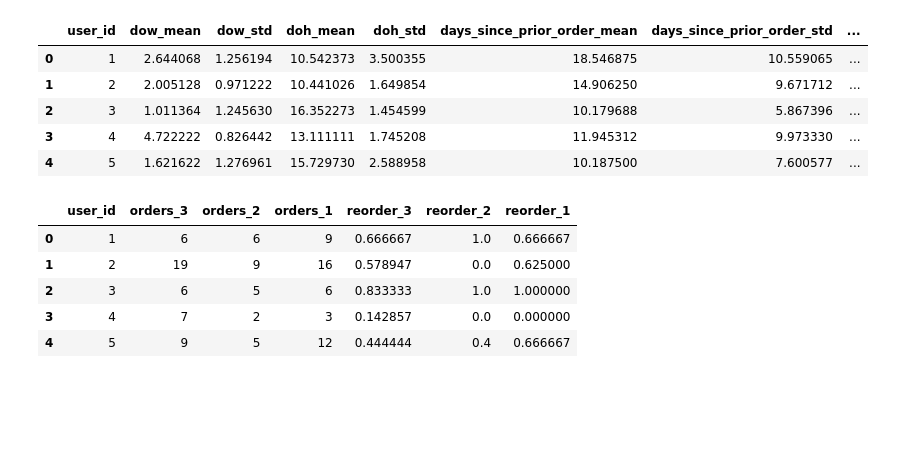
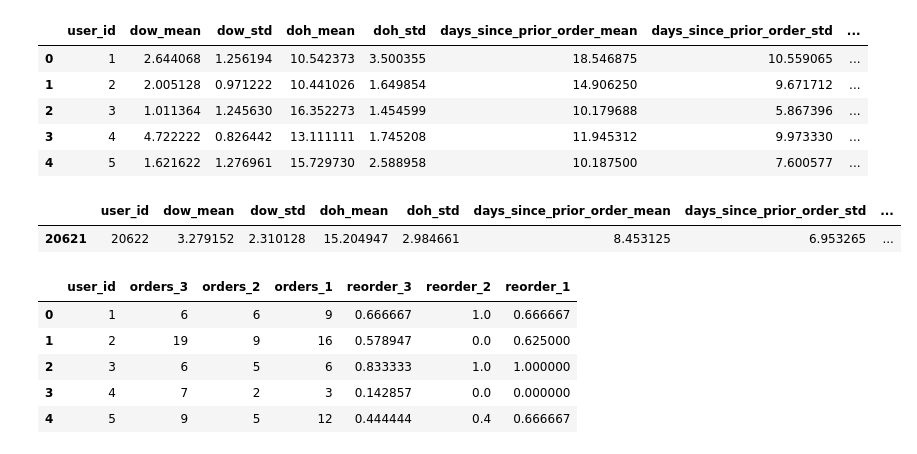
Before and after one commit to Hmittal15/Instacart-customer-order-analysis, a Jupyter notebook: Feature_Engineering.ipynb, the cells around one changed output. Saved outputs shown, nothing was run; the diff lists cells and outputs as text; code cells hidden in the pictures; blank space fills up the shorter version.

```diff
--- a/Feature_Engineering.ipynb
+++ b/Feature_Engineering.ipynb
@@ -376,6 +376,11 @@ user_features.head()
 | 2 | 3 | 1.011364 | 1.245630 | 16.352273 | 1.454599 | 10.179688 | 5.867396 | ... |
 | 3 | 4 | 4.722222 | 0.826442 | 13.111111 | 1.745208 | 11.945312 | 9.973330 | ... |
 | 4 | 5 | 1.621622 | 1.276961 | 15.729730 | 2.588958 | 10.187500 | 7.600577 | ... |
+# %%
+user_features[user_features['user_id']==20622]
+# %% [output]
+|  | user_id | dow_mean | dow_std | doh_mean | doh_std | days_since_prior_order_mean | days_since_prior_order_std | ... |
+| 20621 | 20622 | 3.279152 | 2.310128 | 15.204947 | 2.984661 | 8.453125 | 6.953265 | ... |
 # %%
 # reorder rate in user's last three orders
 # total number of order items in users last three orders
```
Also changed, not shown: parts of 3 cells of this notebook.
